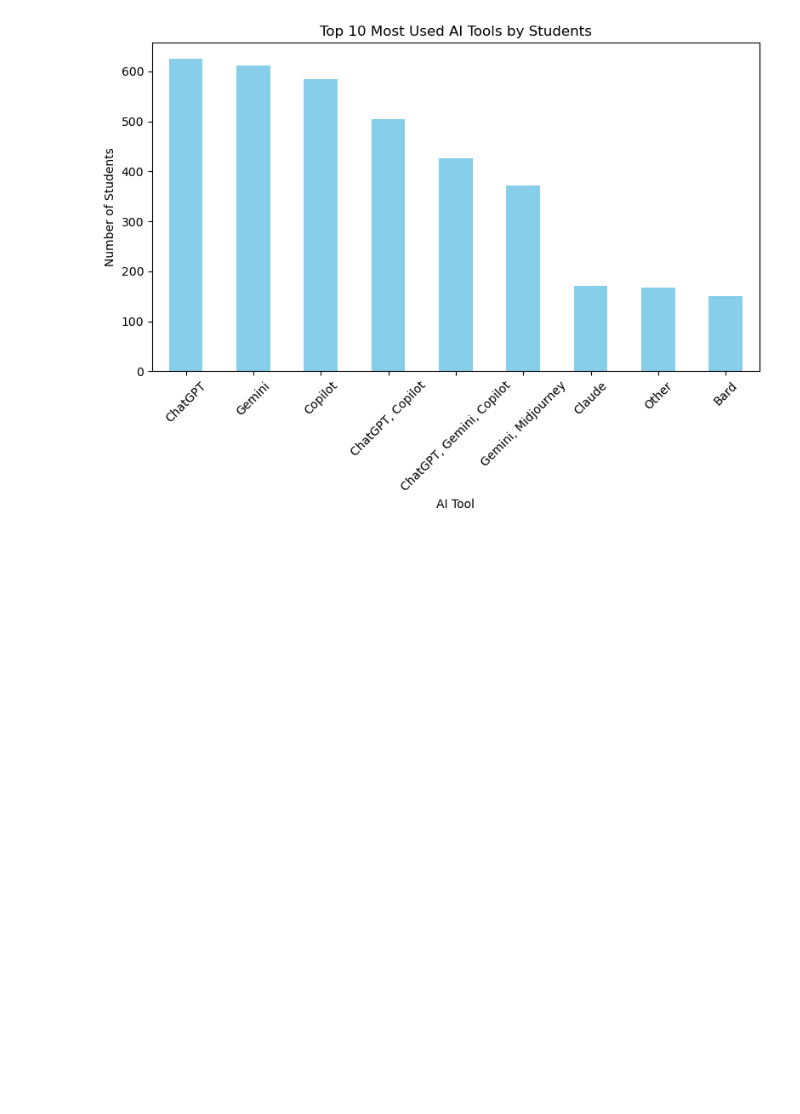
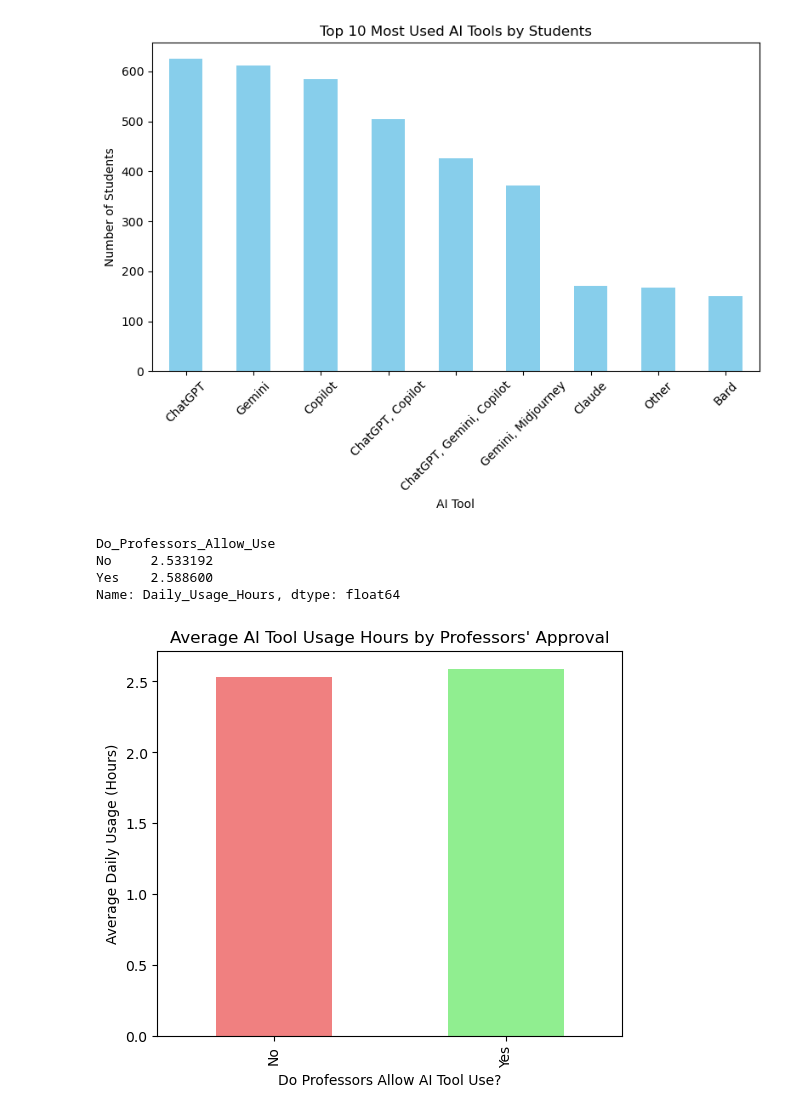
Before and after one commit to snehadomadiya/AI-Tool-Usage-by-Indian-College-Students-2025, a Jupyter notebook: AI Tool Usage by Indian College Students 2025.ipynb, the cells around one changed output. Saved outputs shown, nothing was run; the diff lists cells and outputs as text; code cells hidden in the pictures; blank space fills up the shorter version.

```diff
--- a/AI Tool Usage by Indian College Students 2025.ipynb
+++ b/AI Tool Usage by Indian College Students 2025.ipynb
@@ -82,3 +82,23 @@ Other                       167
 Bard                        151
 Name: count, dtype: int64
 [figure]
+# %%
+#Task 2: Analyze Professors’ Attitude vs. Students’ AI Usage
+
+# Group by professors’ permission and find average daily usage
+professor_usage = df.groupby("Do_Professors_Allow_Use")["Daily_Usage_Hours"].mean()
+print(professor_usage, "\n")
+
+# Visualization
+plt.figure(figsize=(6,5))
+professor_usage.plot(kind="bar", color=["lightcoral", "lightgreen"])
+plt.title("Average AI Tool Usage Hours by Professors' Approval")
+plt.xlabel("Do Professors Allow AI Tool Use?")
+plt.ylabel("Average Daily Usage (Hours)")
+plt.show()
+# %% [output]
+Do_Professors_Allow_Use
+No     2.533192
+Yes    2.588600
+Name: Daily_Usage_Hours, dtype: float64
+[figure, added]
```
Also changed, not shown: parts of 1 cell of this notebook.
